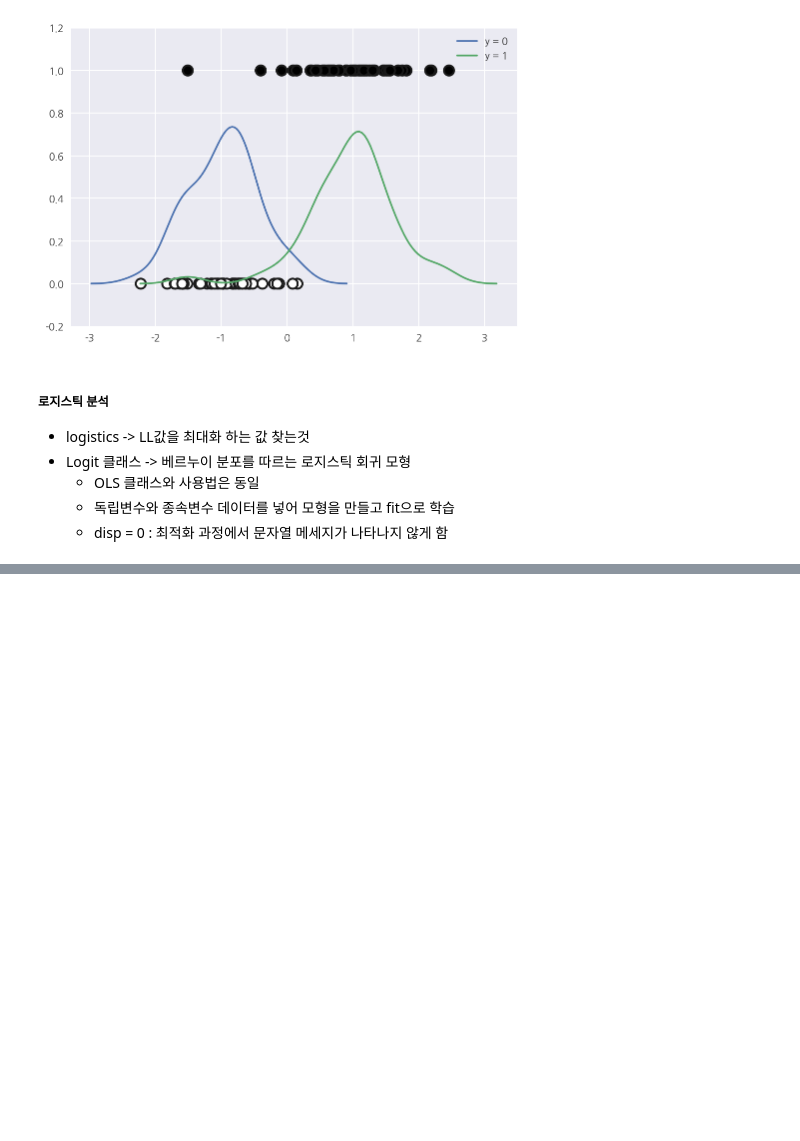
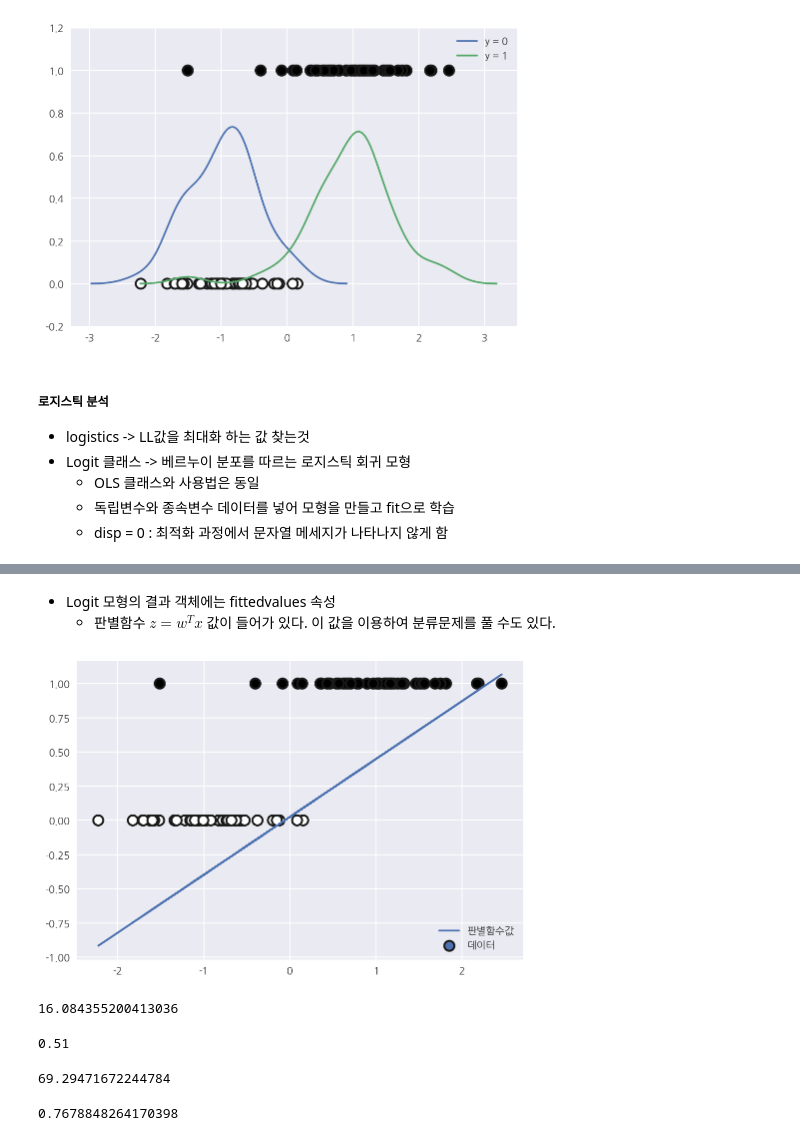
Before and after one commit to whguswls58/TIL, a Jupyter notebook: math/200526_math21.ipynb, the cells around one changed output, grey strips where cells are left out. Drawn from its saved outputs; the diff is of its cells as text; code cells hidden in the pictures; blank space fills up the shorter version.

```diff
--- a/math/200526_math21.ipynb
+++ b/math/200526_math21.ipynb
@@ -73,0 +97,32 @@ x1             4.2382      0.902      4.699      0.000       2.470       6.006
+# %% [markdown]
+- Logit 모형의 결과 객체에는 fittedvalues 속성
+     - 판별함수  $z=w^Tx$  값이 들어가 있다. 이 값을 이용하여 분류문제를 풀 수도 있다.
+# %%
+plt.scatter(X0, y, c=y, s=100, edgecolor="k", lw=2, label="데이터")
+plt.plot(X0, logit_res.fittedvalues * 0.1, label="판별함수값")
+plt.legend()
+plt.show()
+# %% [output]
+[figure, added]
+# %%
+from sklearn.metrics import log_loss
+
+y_hat = logit_res.predict(X)
+# log_loss의 normalize=False -> log_loss값
+log_loss(y, y_hat, normalize=False)
+# %% [output]
+16.084355200413036
+# %%
+mu_null = np.sum(y) / len(y)
+mu_null
+# %% [output]
+0.51
+# %%
+y_null = np.ones_like(y) * mu_null
+log_loss(y, y_null, normalize=False)
+# %% [output]
+69.29471672244784
+# %%
+1 - (log_loss(y, y_hat) / log_loss(y, y_null))
+# %% [output]
+0.7678848264170398
```
Also changed, not shown: parts of 3 cells of this notebook.
